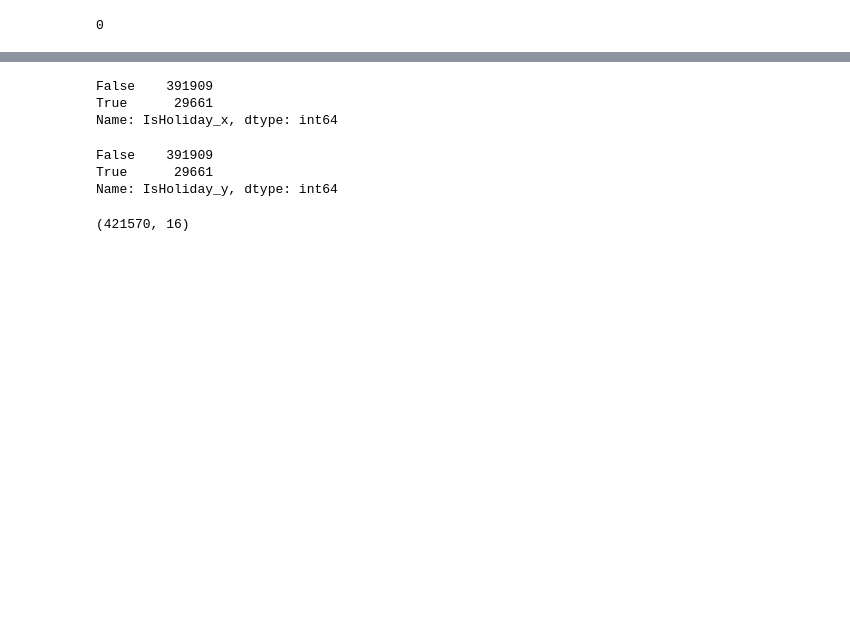
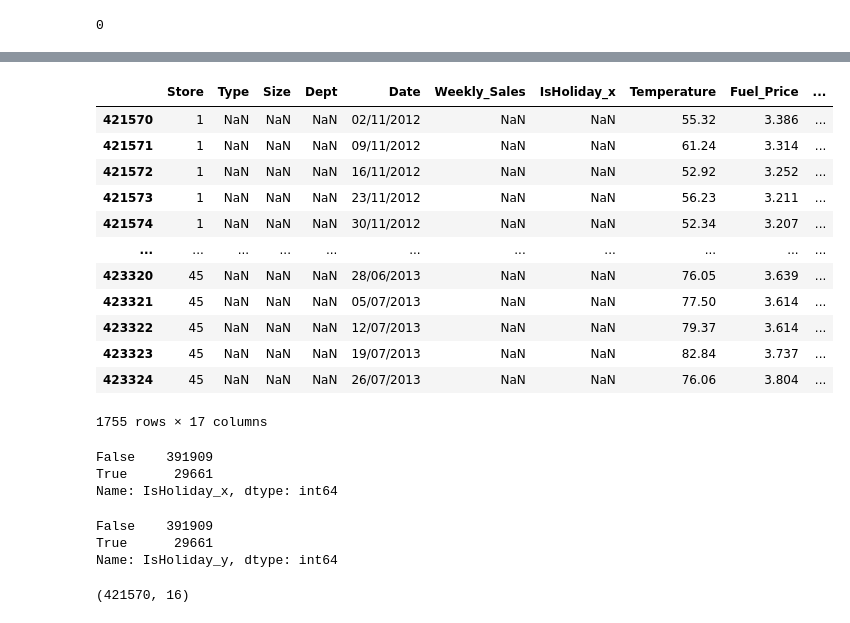
Before and after one commit to GDharan10/Analysis1_RetailSalsesForecast, a Jupyter notebook: RetailSalsesForecast.ipynb, the cells around one changed output, grey strips where cells are left out. Drawn from its saved outputs; the diff is of its cells as text; code cells hidden in the pictures; blank space fills up the shorter version.

```diff
--- a/RetailSalsesForecast.ipynb
+++ b/RetailSalsesForecast.ipynb
@@ -236 +299,17 @@ df1.duplicated().sum()
+# %%
+df[df[['Type', 'Size', 'Dept','Weekly_Sales', 'IsHoliday_x']].isnull().any(axis=1)]
+# %% [output]
+|  | Store | Type | Size | Dept | Date | Weekly_Sales | IsHoliday_x | Temperature | Fuel_Price | ... |
+| 421570 | 1 | NaN | NaN | NaN | 02/11/2012 | NaN | NaN | 55.32 | 3.386 | ... |
+| 421571 | 1 | NaN | NaN | NaN | 09/11/2012 | NaN | NaN | 61.24 | 3.314 | ... |
+| 421572 | 1 | NaN | NaN | NaN | 16/11/2012 | NaN | NaN | 52.92 | 3.252 | ... |
+| 421573 | 1 | NaN | NaN | NaN | 23/11/2012 | NaN | NaN | 56.23 | 3.211 | ... |
+| 421574 | 1 | NaN | NaN | NaN | 30/11/2012 | NaN | NaN | 52.34 | 3.207 | ... |
+| ... | ... | ... | ... | ... | ... | ... | ... | ... | ... | ... |
+| 423320 | 45 | NaN | NaN | NaN | 28/06/2013 | NaN | NaN | 76.05 | 3.639 | ... |
+| 423321 | 45 | NaN | NaN | NaN | 05/07/2013 | NaN | NaN | 77.50 | 3.614 | ... |
+| 423322 | 45 | NaN | NaN | NaN | 12/07/2013 | NaN | NaN | 79.37 | 3.614 | ... |
+| 423323 | 45 | NaN | NaN | NaN | 19/07/2013 | NaN | NaN | 82.84 | 3.737 | ... |
+| 423324 | 45 | NaN | NaN | NaN | 26/07/2013 | NaN | NaN | 76.06 | 3.804 | ... |
+1755 rows × 17 columns
 # %%
```
Also changed, not shown: parts of 9 cells of this notebook.
